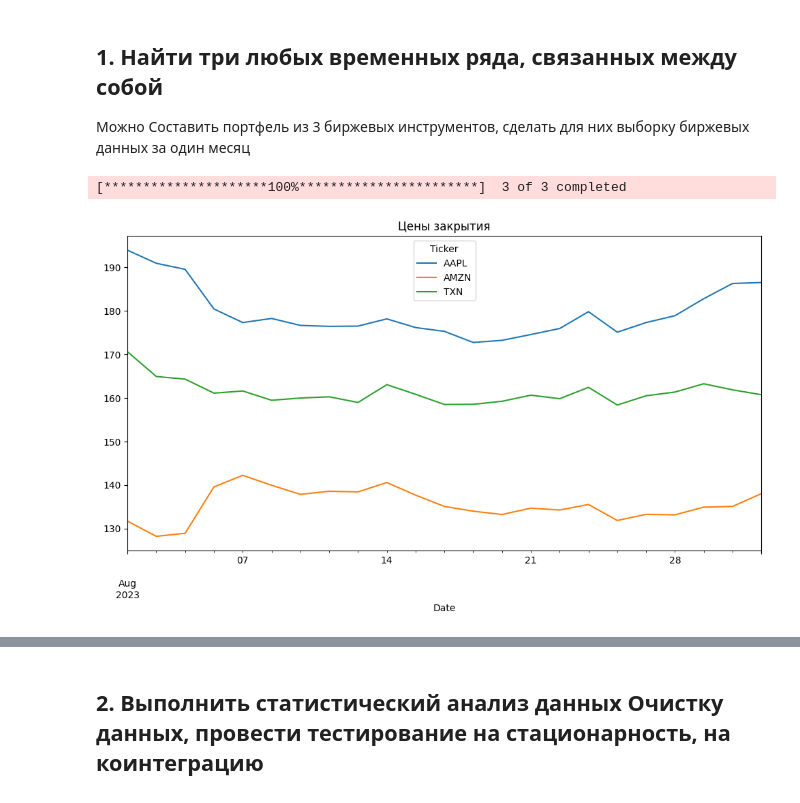
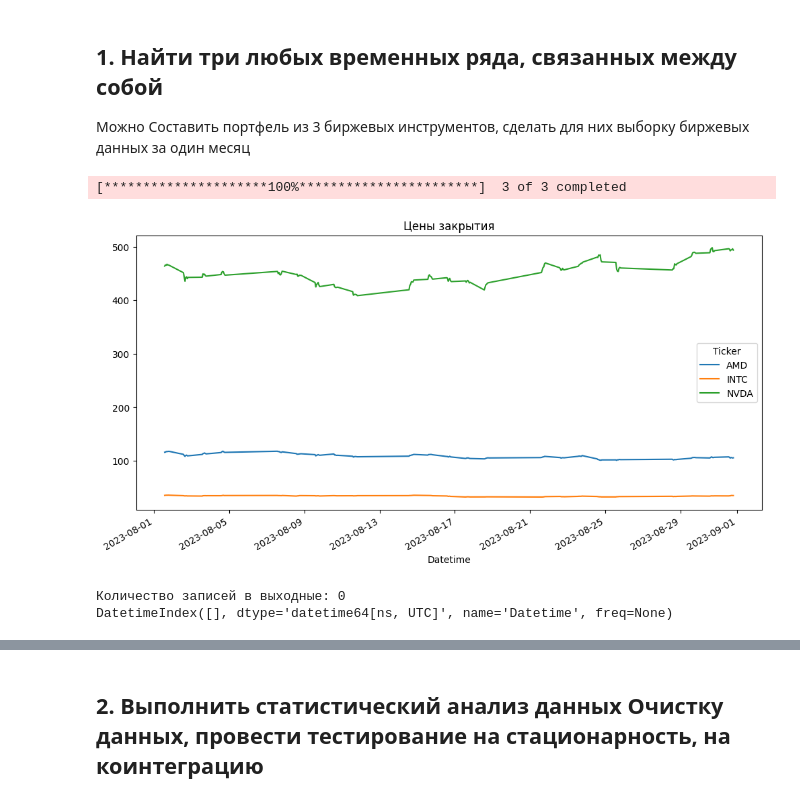
Before and after one commit to goralex02/time-series-project, a Jupyter notebook: stock_price_prediction.ipynb, the cells around one changed output, grey strips where cells are left out. Cells and saved outputs as stored; diff of their text form; code cells hidden in the pictures.

```diff
--- a/stock_price_prediction.ipynb
+++ b/stock_price_prediction.ipynb
@@ -20,16 +23,24 @@
 # %%
 import yfinance as yf
 import pandas as pd
 import matplotlib.pyplot as plt
 
 # Загрузка данных
-tickers = ['AAPL', 'TXN', 'AMZN']
-data = yf.download(tickers, start='2023-08-01', end='2023-09-01')['Close']
+tickers = ['NVDA', 'AMD', 'INTC']
+data = yf.download(tickers, start='2023-08-01', end='2023-09-01', interval='1h')['Close']
 
 # Визуализация
 data.plot(figsize=(12, 6))
 plt.title('Цены закрытия')
 plt.show()
 # %% [output]
 [*********************100%***********************]  3 of 3 completed
-[figure, old version]
+[figure, new version]
+# %%
+# Проверим, есть ли даты, которые попадают на выходные
+weekends = data.index[data.index.weekday >= 5]  # 5 = суббота, 6 = воскресенье
+print(f"Количество записей в выходные: {len(weekends)}")
+print(weekends)  # если хочешь увидеть сами даты
+# %% [output]
+Количество записей в выходные: 0
+DatetimeIndex([], dtype='datetime64[ns, UTC]', name='Datetime', freq=None)
```
Also changed, not shown: parts of 33 cells of this notebook.
